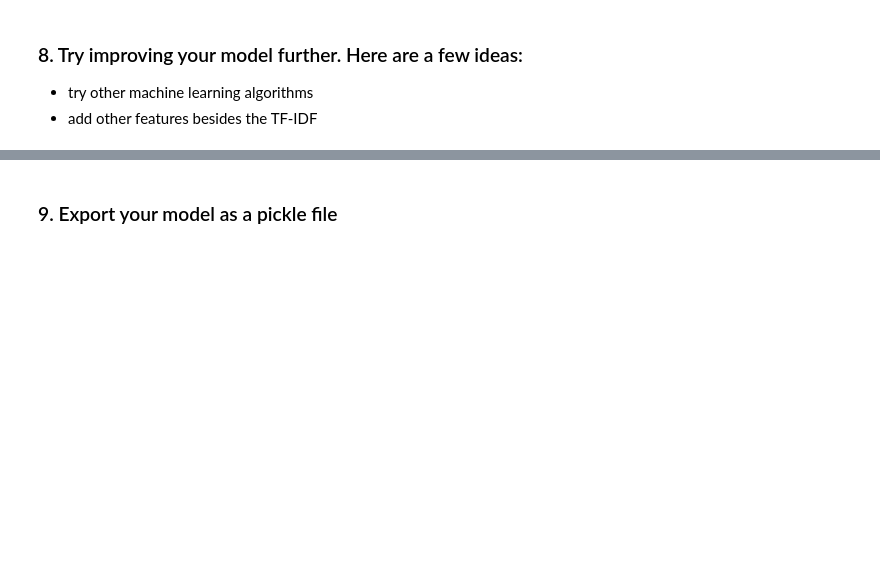
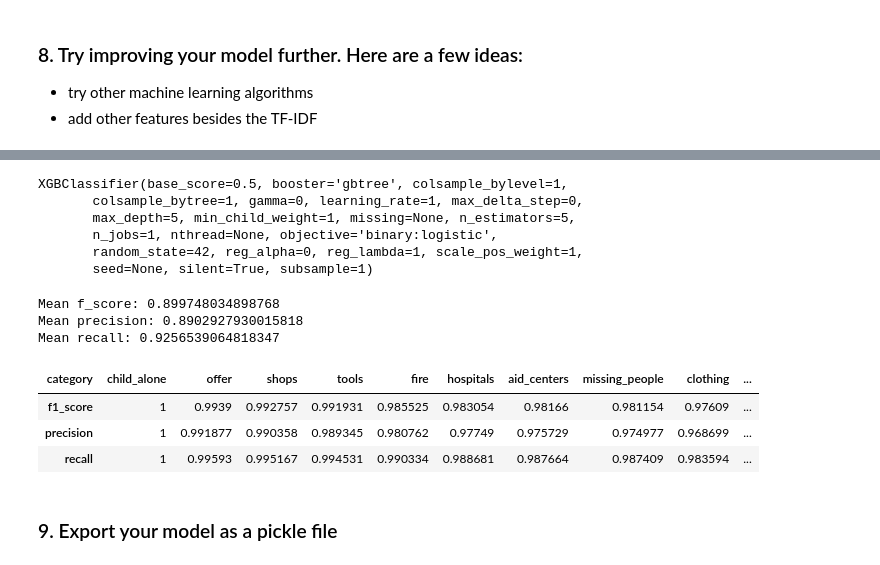
Before and after one commit to gestivalet/NLP_disaster_response_app, a Jupyter notebook: ML_Pipeline_Preparation.ipynb, the cells around one changed output, grey strips where cells are left out. Cells and saved outputs as stored; diff of their text form; code cells hidden in the pictures; blank space fills up the shorter version.

```diff
--- a/ML_Pipeline_Preparation.ipynb
+++ b/ML_Pipeline_Preparation.ipynb
@@ -74,2 +307,23 @@ Since this project focuses on code quality, process, and  pipelines, there is no
+# %%
+grid.best_estimator_.named_steps['clf'].estimator
+# %% [output]
+XGBClassifier(base_score=0.5, booster='gbtree', colsample_bylevel=1,
+       colsample_bytree=1, gamma=0, learning_rate=1, max_delta_step=0,
+       max_depth=5, min_child_weight=1, missing=None, n_estimators=5,
+       n_jobs=1, nthread=None, objective='binary:logistic',
+       random_state=42, reg_alpha=0, reg_lambda=1, scale_pos_weight=1,
+       seed=None, silent=True, subsample=1)
+# %%
+y_pred = grid.predict(X_test)
+classification_report_df = generate_classification_report(y_test, y_pred)
+classification_report_df.T.style.background_gradient(cmap=cm, axis=1)
+# %% [output]
+Mean f_score: 0.899748034898768
+Mean precision: 0.8902927930015818
+Mean recall: 0.9256539064818347
+| category | child_alone | offer | shops | tools | fire | hospitals | aid_centers | missing_people | clothing | ... |
+| f1_score | 1 | 0.9939 | 0.992757 | 0.991931 | 0.985525 | 0.983054 | 0.98166 | 0.981154 | 0.97609 | ... |
+| precision | 1 | 0.991877 | 0.990358 | 0.989345 | 0.980762 | 0.97749 | 0.975729 | 0.974977 | 0.968699 | ... |
+| recall | 1 | 0.99593 | 0.995167 | 0.994531 | 0.990334 | 0.988681 | 0.987664 | 0.987409 | 0.983594 | ... |
 # %% [markdown]
 ### 9. Export your model as a pickle file
```
Also changed, not shown: parts of 17 cells of this notebook, 4 other files.
